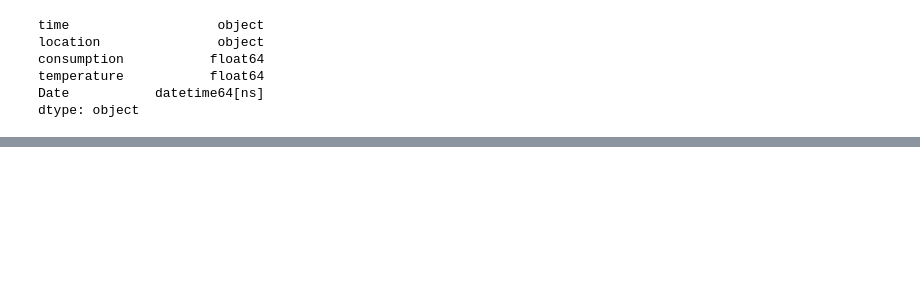
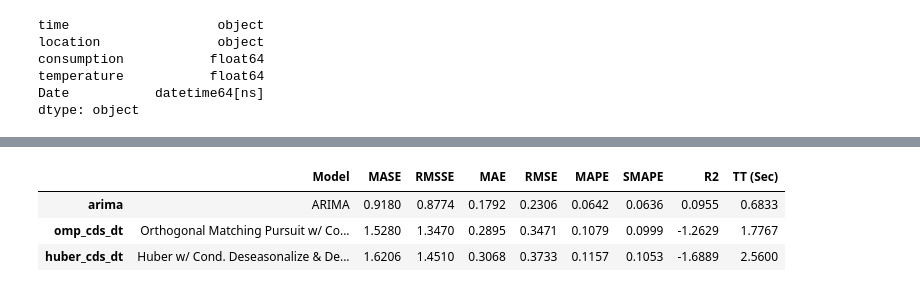
Before and after one commit to edalholt/TDT4259, a Jupyter notebook: prediction/predictions.ipynb, the cells around one changed output, grey strips where cells are left out. Cells and saved outputs as stored; diff of their text form; code cells hidden in the pictures; blank space fills up the shorter version.

```diff
--- a/prediction/predictions.ipynb
+++ b/prediction/predictions.ipynb
@@ -87,0 +86,4 @@ best = compare_models()
+# %%
+#best = compare_models()
+best = compare_models(include=['huber_cds_dt', 'arima', 'omp_cds_dt'])
+# %% [output]
@@ -87,0 +91,4 @@ best = compare_models()
+|  | Model | MASE | RMSSE | MAE | RMSE | MAPE | SMAPE | R2 | TT (Sec) |
+| arima | ARIMA | 0.9180 | 0.8774 | 0.1792 | 0.2306 | 0.0642 | 0.0636 | 0.0955 | 0.6833 |
+| omp_cds_dt | Orthogonal Matching Pursuit w/ Co... | 1.5280 | 1.3470 | 0.2895 | 0.3471 | 0.1079 | 0.0999 | -1.2629 | 1.7767 |
+| huber_cds_dt | Huber w/ Cond. Deseasonalize & De... | 1.6206 | 1.4510 | 0.3068 | 0.3733 | 0.1157 | 0.1053 | -1.6889 | 2.5600 |
```
Also changed, not shown: parts of 8 cells of this notebook, 1 other file.
